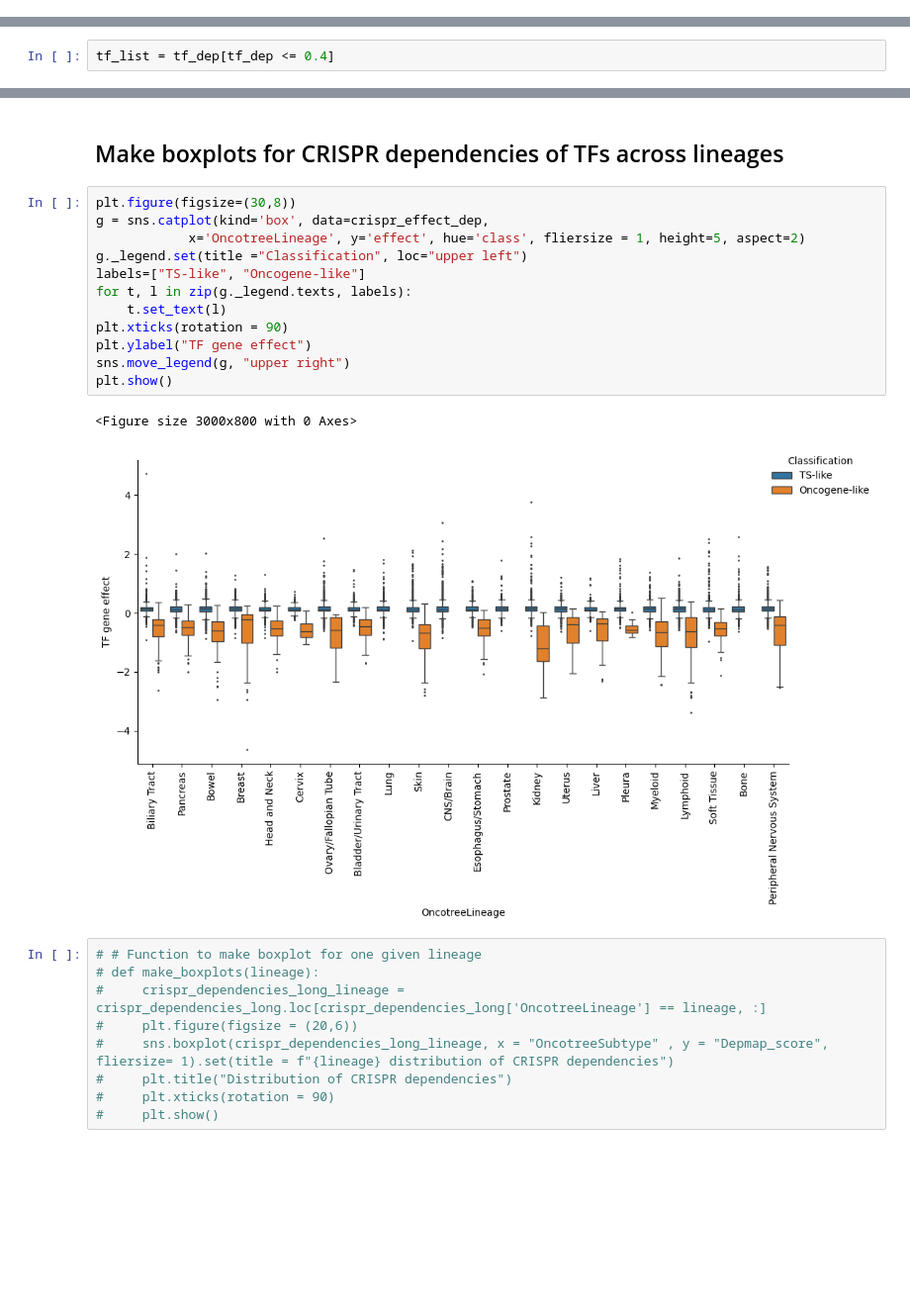
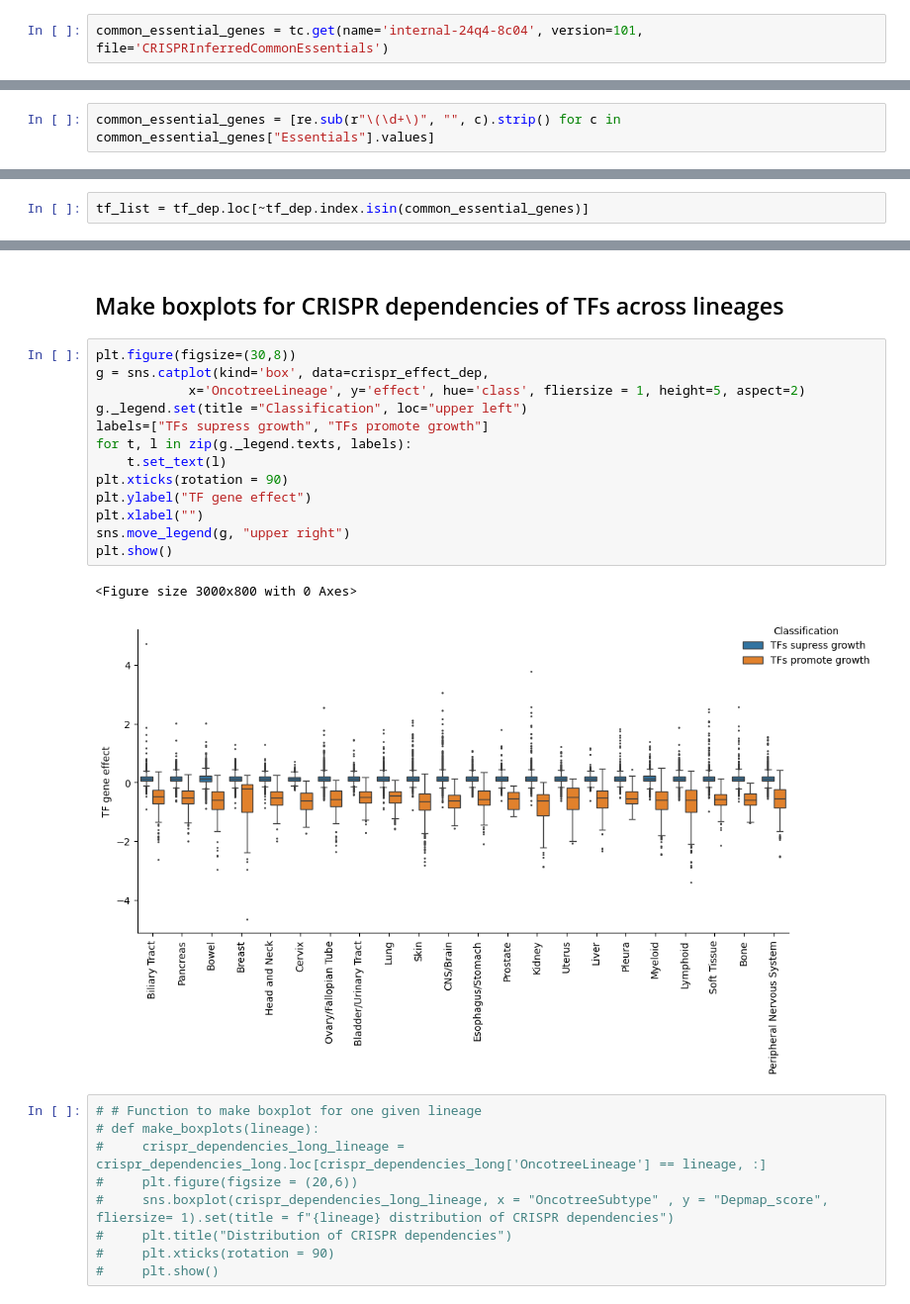
Before and after one commit to ddiannae/cancer_bootcamp25, a Jupyter notebook: 1_get_TFeffect_perlineage.ipynb, the cells around one changed output, grey strips where cells are left out. Shown at 99% size. Cells and saved outputs as stored; diff of their text form; blank space fills up the shorter version.

Commit message:
Removing pan lethal genes

```diff
--- a/1_get_TFeffect_perlineage.ipynb
+++ b/1_get_TFeffect_perlineage.ipynb
@@ -81,3 +81,5 @@ plt.axvline(0.4, color = "grey")
 # %% [output]
 <matplotlib.lines.Line2D at 0x...>
 [figure]
+# %%
+common_essential_genes = tc.get(name='internal-24q4-8c04', version=101, file='CRISPRInferredCommonEssentials')
@@ -83,0 +95,2 @@ plt.axvline(0.4, color = "grey")
+# %%
+common_essential_genes = [re.sub(r"\(\d+\)", "", c).strip() for c in common_essential_genes["Essentials"].values]
@@ -84,5 +116,5 @@ plt.axvline(0.4, color = "grey")
 # %%
-tf_list = tf_dep[tf_dep <= 0.4]
+tf_list = tf_dep.loc[~tf_dep.index.isin(common_essential_genes)]
 # %%
 crispr_dependencies = crispr_dependencies[tf_list.index]
 # %%
@@ -289,18 +325,19 @@ crispr_effect_dep.head()
 # %%
 plt.figure(figsize=(30,8))
 g = sns.catplot(kind='box', data=crispr_effect_dep,
             x='OncotreeLineage', y='effect', hue='class', fliersize = 1, height=5, aspect=2)
 g._legend.set(title ="Classification", loc="upper left")
-labels=["TS-like", "Oncogene-like"]
+labels=["TFs supress growth", "TFs promote growth"]
 for t, l in zip(g._legend.texts, labels):
     t.set_text(l)
 plt.xticks(rotation = 90)
 plt.ylabel("TF gene effect")
+plt.xlabel("")
 sns.move_legend(g, "upper right")
 plt.show()
 # %% [output]
 <Figure size 3000x800 with 0 Axes>
-[figure, old version]
+[figure, new version]
 # %%
 # # Function to make boxplot for one given lineage
 # def make_boxplots(lineage):
```
Also changed, not shown: parts of 13 cells of this notebook.
